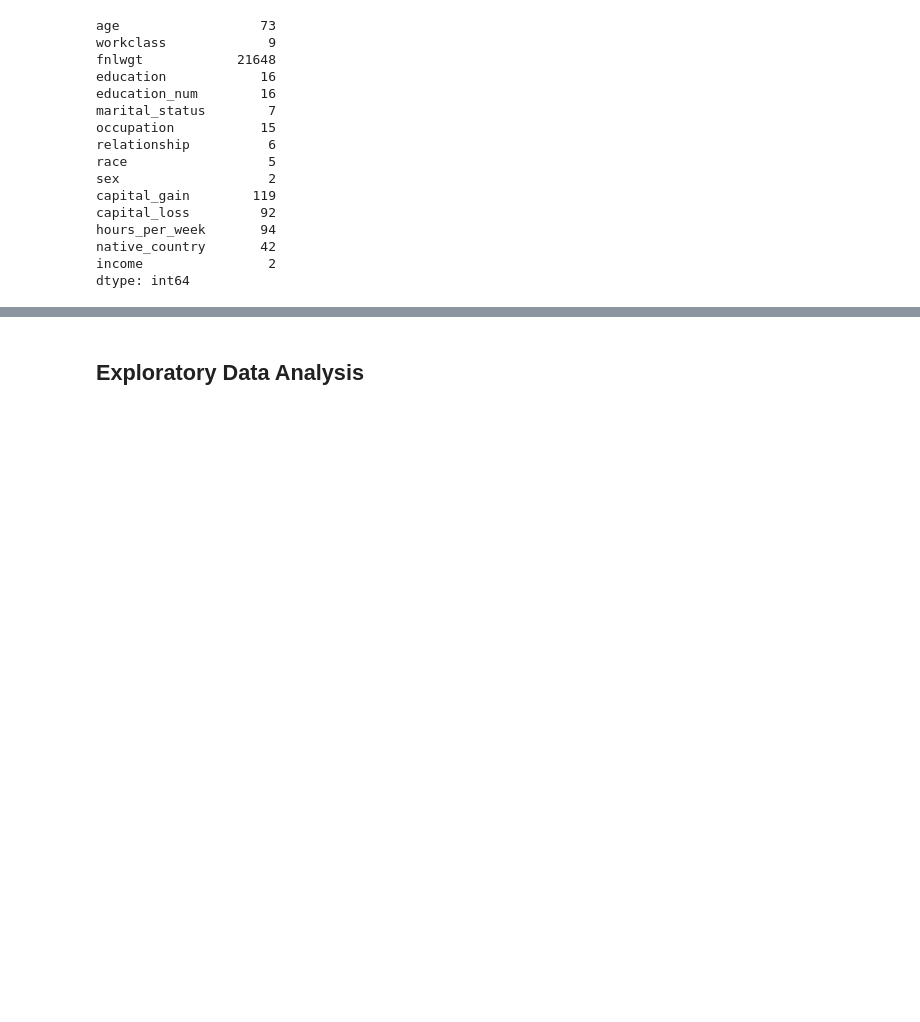
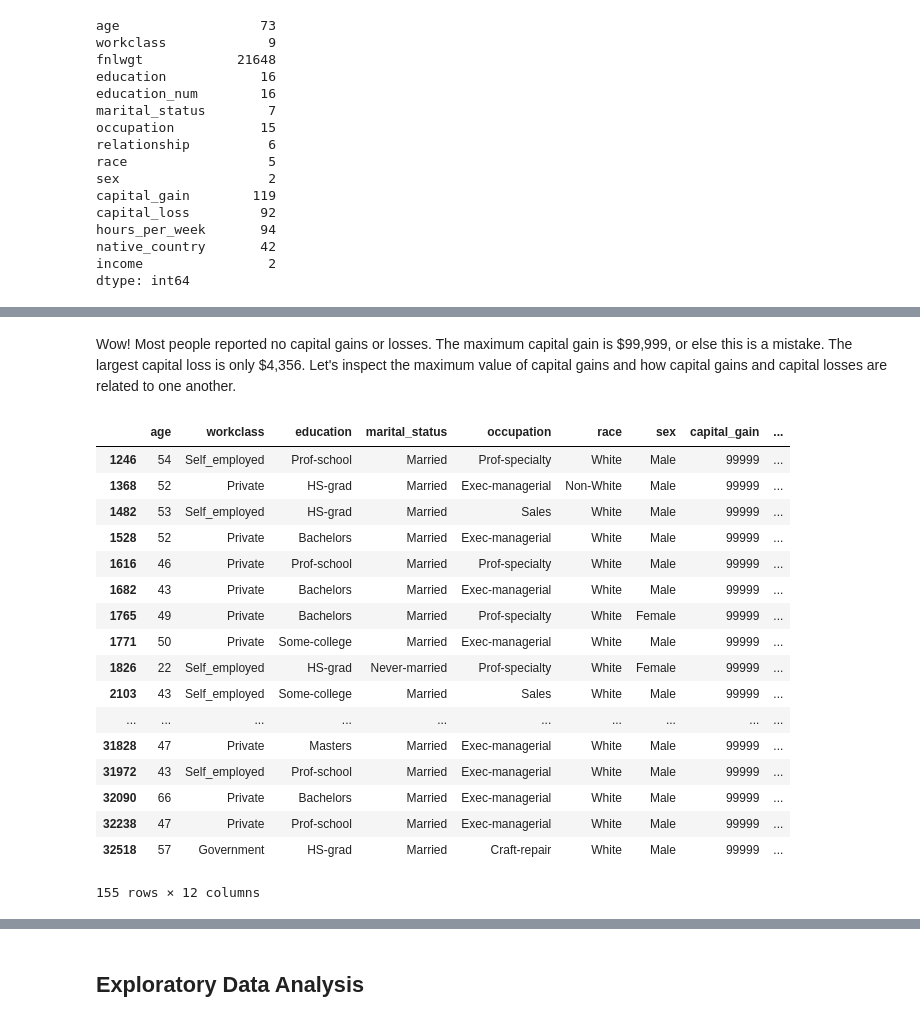
Before and after one commit to ephs08kmp/capstone_projects, a Jupyter notebook: Capstone 3 Income Data.ipynb, the cells around one changed output, grey strips where cells are left out. Saved outputs shown, nothing was run; the diff lists cells and outputs as text; code cells hidden in the pictures; blank space fills up the shorter version.

```diff
--- a/Capstone 3 Income Data.ipynb
+++ b/Capstone 3 Income Data.ipynb
@@ -149,0 +287,23 @@ __I'm going to write some EDA that I want to run when this is working...__
+# %% [markdown]
+Wow! Most people reported no capital gains or losses. The maximum capital gain is \$99,999, or else this is a mistake. The largest capital loss is only \$4,356. Let's inspect the maximum value of capital gains and how capital gains and capital losses are related to one another.
+# %%
+inc[inc.capital_gain >= 99999]
+# %% [output]
+|  | age | workclass | education | marital_status | occupation | race | sex | capital_gain | ... |
+| 1246 | 54 | Self_employed | Prof-school | Married | Prof-specialty | White | Male | 99999 | ... |
+| 1368 | 52 | Private | HS-grad | Married | Exec-managerial | Non-White | Male | 99999 | ... |
+| 1482 | 53 | Self_employed | HS-grad | Married | Sales | White | Male | 99999 | ... |
+| 1528 | 52 | Private | Bachelors | Married | Exec-managerial | White | Male | 99999 | ... |
+| 1616 | 46 | Private | Prof-school | Married | Prof-specialty | White | Male | 99999 | ... |
+| 1682 | 43 | Private | Bachelors | Married | Exec-managerial | White | Male | 99999 | ... |
+| 1765 | 49 | Private | Bachelors | Married | Prof-specialty | White | Female | 99999 | ... |
+| 1771 | 50 | Private | Some-college | Married | Exec-managerial | White | Male | 99999 | ... |
+| 1826 | 22 | Self_employed | HS-grad | Never-married | Prof-specialty | White | Female | 99999 | ... |
+| 2103 | 43 | Self_employed | Some-college | Married | Sales | White | Male | 99999 | ... |
+| ... | ... | ... | ... | ... | ... | ... | ... | ... | ... |
+| 31828 | 47 | Private | Masters | Married | Exec-managerial | White | Male | 99999 | ... |
+| 31972 | 43 | Self_employed | Prof-school | Married | Exec-managerial | White | Male | 99999 | ... |
+| 32090 | 66 | Private | Bachelors | Married | Exec-managerial | White | Male | 99999 | ... |
+| 32238 | 47 | Private | Prof-school | Married | Exec-managerial | White | Male | 99999 | ... |
+| 32518 | 57 | Government | HS-grad | Married | Craft-repair | White | Male | 99999 | ... |
+155 rows × 12 columns
```
Also changed, not shown: parts of 38 cells of this notebook.
